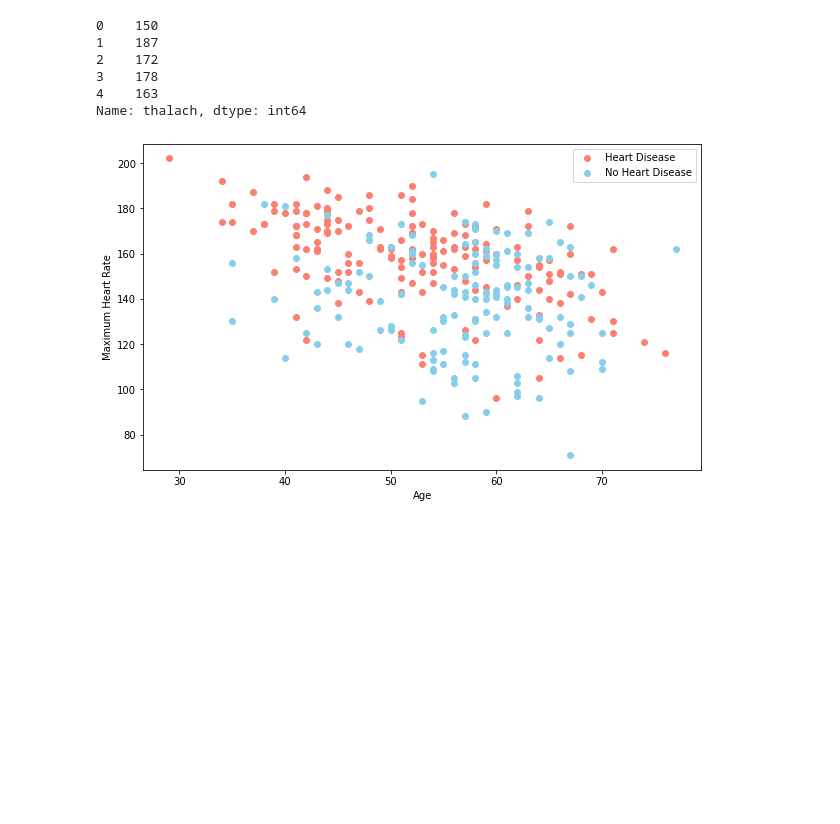
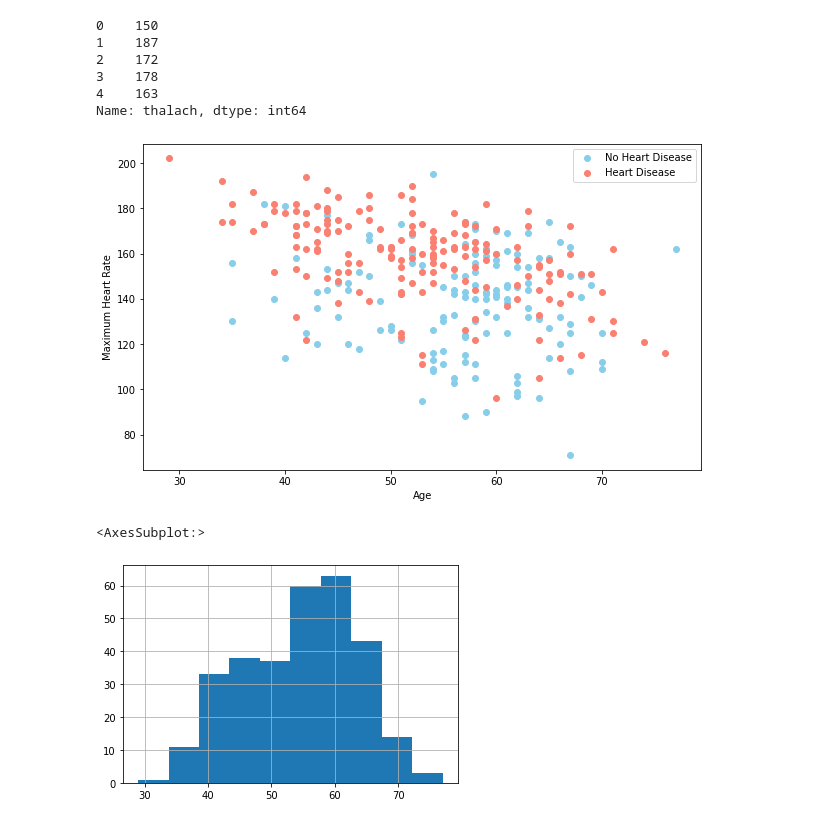
Before and after one commit to mayursrt/heart-disease-classification, a Jupyter notebook: heart-disease-classification.ipynb, the cells around one changed output. Saved outputs shown, nothing was run; the diff lists cells and outputs as text; code cells hidden in the pictures; blank space fills up the shorter version.

```diff
--- a/heart-disease-classification.ipynb
+++ b/heart-disease-classification.ipynb
@@ -233,13 +235,19 @@ Name: thalach, dtype: int64
 # %%
 
 plt.figure(figsize=(10,6))
+# scatter with negative examples
+plt.scatter(df[df['target'] == 0]['age'], df[df['target'] == 0]['thalach'], c='skyblue', label='No Heart Disease')
 # scatter with positive examples
 plt.scatter(df[df['target'] == 1]['age'], df[df['target'] == 1]['thalach'], c='salmon', label='Heart Disease')
-# scatter with positive examples
-plt.scatter(df[df['target'] == 0]['age'], df[df['target'] == 0]['thalach'], c='skyblue', label='No Heart Disease')
+
 plt.xlabel('Age')
 plt.ylabel('Maximum Heart Rate')
 plt.legend()
 plt.show()
 # %% [output]
-[figure, old version]
+[figure, new version]
+# %%
+df['age'].hist()
+# %% [output]
+<AxesSubplot:>
+[figure, added]
```
Also changed, not shown: parts of 4 cells of this notebook.
